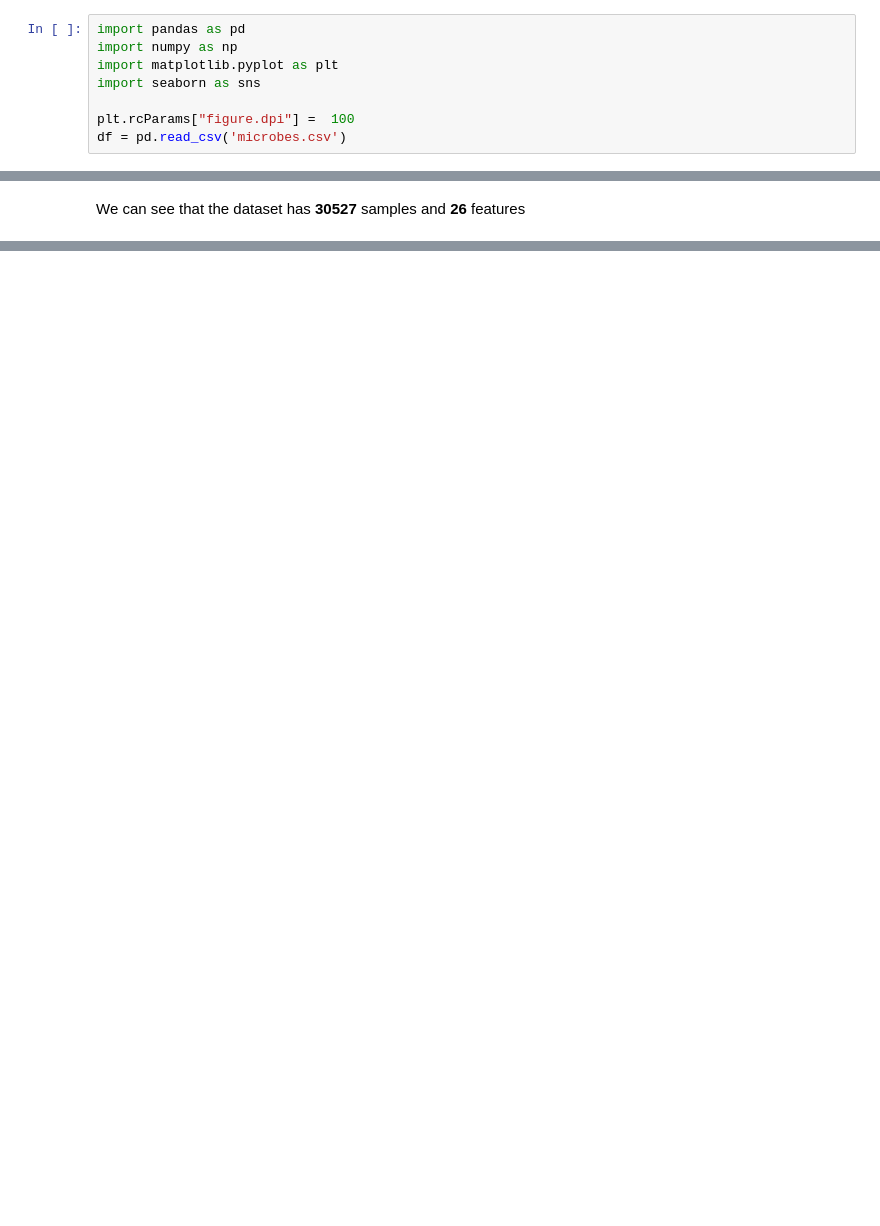
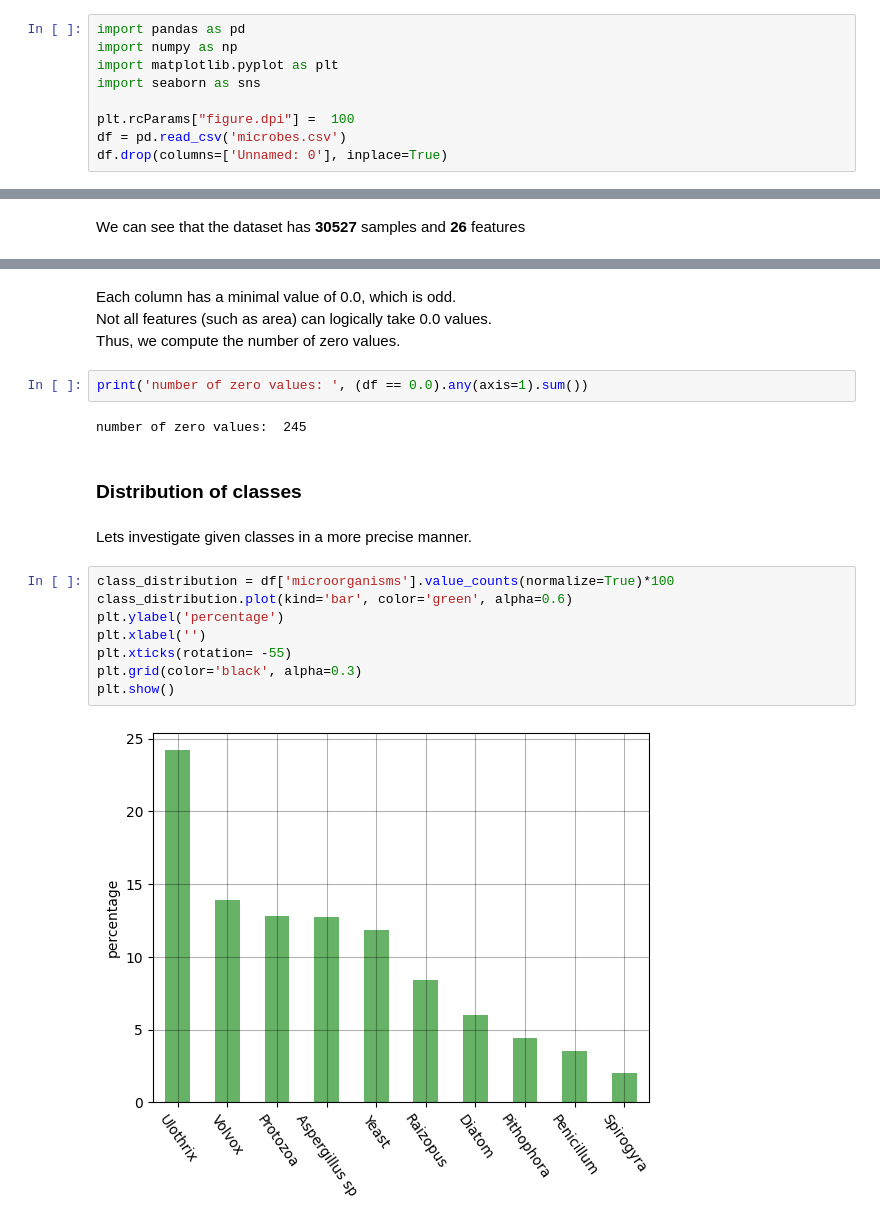
Before and after one commit to dabokva/ProjectML, a Jupyter notebook: finalDocumentation.ipynb, the cells around one changed output, grey strips where cells are left out. Saved outputs shown, nothing was run; the diff lists cells and outputs as text; blank space fills up the shorter version.

```diff
--- a/finalDocumentation.ipynb
+++ b/finalDocumentation.ipynb
@@ -12,6 +12,7 @@ import seaborn as sns
 
 plt.rcParams["figure.dpi"] =  100
 df = pd.read_csv('microbes.csv')
+df.drop(columns=['Unnamed: 0'], inplace=True)
 # %% [markdown]
 ### Structure of the dataset
 # %% [markdown]
@@ -47,0 +84,22 @@ None
+# %% [markdown]
+Each column has a minimal value of 0.0, which is odd.
+Not all features (such as area) can logically take 0.0 values.
+Thus, we compute the number of zero values.
+# %%
+print('number of zero values: ', (df == 0.0).any(axis=1).sum())
+# %% [output]
+number of zero values:  245
+# %% [markdown]
+### Distribution of classes
+# %% [markdown]
+Lets investigate given classes in a more precise manner.
+# %%
+class_distribution = df['microorganisms'].value_counts(normalize=True)*100
+class_distribution.plot(kind='bar', color='green', alpha=0.6)
+plt.ylabel('percentage')
+plt.xlabel('')
+plt.xticks(rotation= -55)
+plt.grid(color='black', alpha=0.3)
+plt.show()
+# %% [output]
+[figure, added]
```
Also changed, not shown: parts of 8 cells of this notebook, 1 other file.
